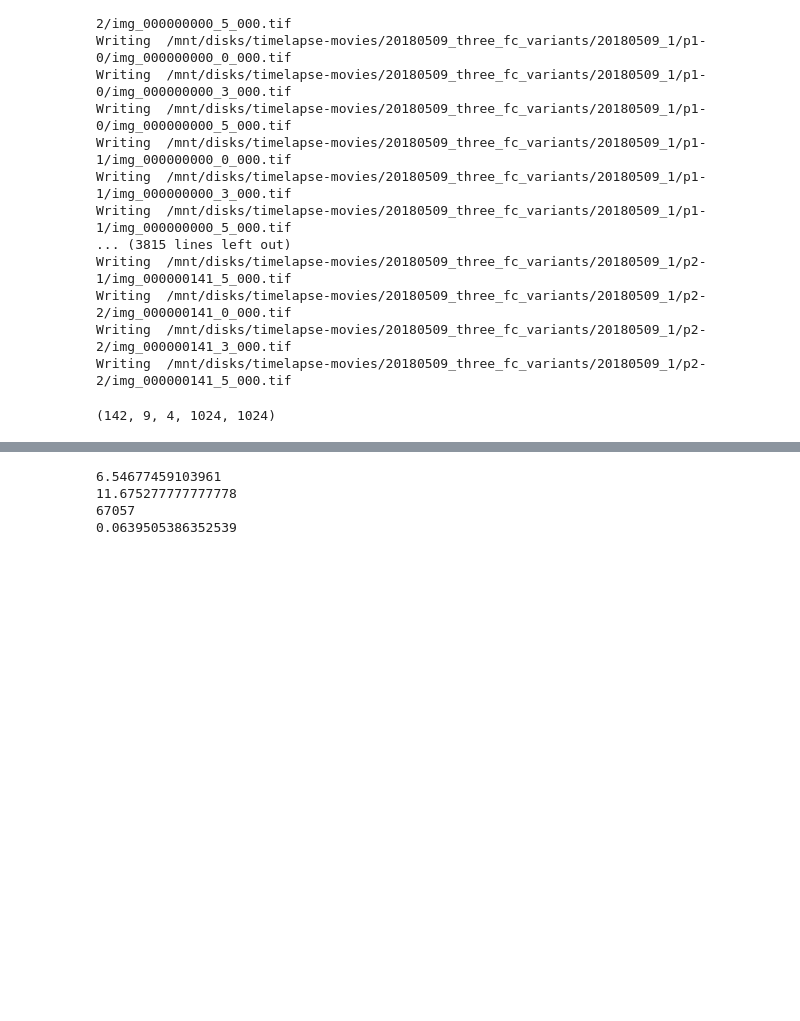
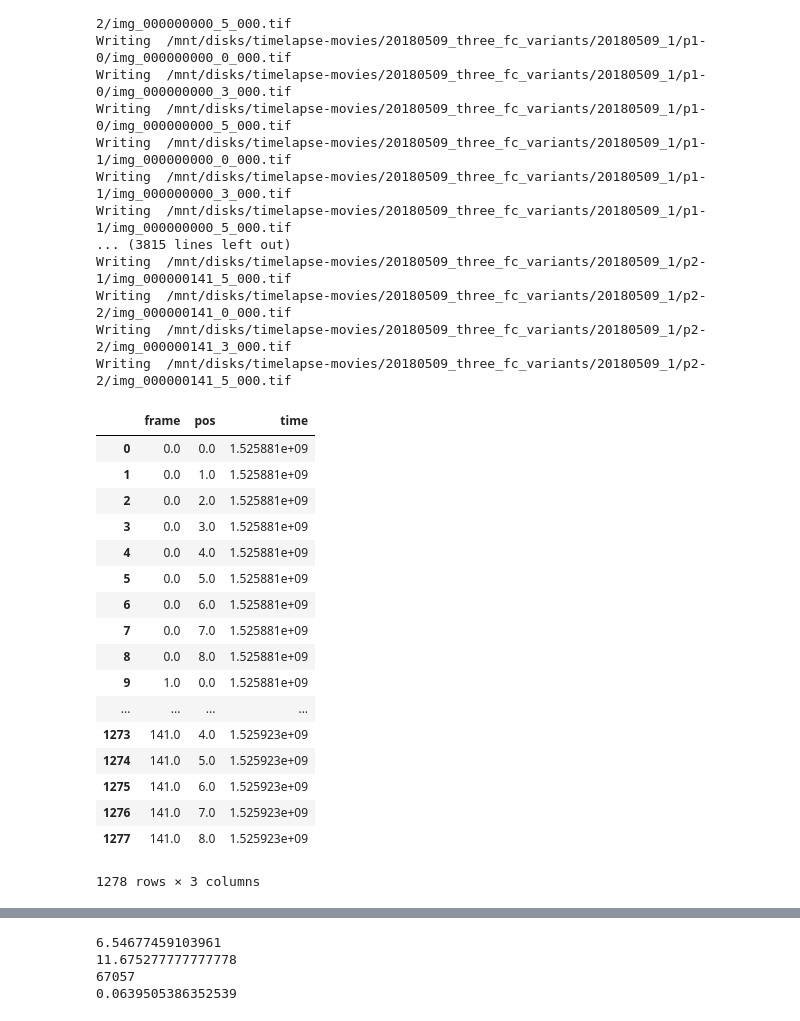
Before and after one commit to boospooky/omnitray-modeling, a Jupyter notebook: omnitray-modeling/microscope_movie_180509/image_analysis_180509.ipynb, the cells around one changed output, grey strips where cells are left out. Cells and saved outputs as stored; diff of their text form; code cells hidden in the pictures; blank space fills up the shorter version.

```diff
--- a/omnitray-modeling/image_analysis_180509.ipynb
+++ b/omnitray-modeling/microscope_movie_180509/image_analysis_180509.ipynb
@@ -905,10 +1226,27 @@ HTML(anim.to_html5_video())
 # %%
 # anim = write_movie(im_all, skip=1, pos=4)
 # HTML(anim.to_html5_video())
-# %%
-im_all.shape
-# %% [output]
-(142, 9, 4, 1024, 1024)
+# %%
+t_df
+# %% [output]
+|  | frame | pos | time |
+| 0 | 0.0 | 0.0 | 1.525881e+09 |
+| 1 | 0.0 | 1.0 | 1.525881e+09 |
+| 2 | 0.0 | 2.0 | 1.525881e+09 |
+| 3 | 0.0 | 3.0 | 1.525881e+09 |
+| 4 | 0.0 | 4.0 | 1.525881e+09 |
+| 5 | 0.0 | 5.0 | 1.525881e+09 |
+| 6 | 0.0 | 6.0 | 1.525881e+09 |
+| 7 | 0.0 | 7.0 | 1.525881e+09 |
+| 8 | 0.0 | 8.0 | 1.525881e+09 |
+| 9 | 1.0 | 0.0 | 1.525881e+09 |
+| ... | ... | ... | ... |
+| 1273 | 141.0 | 4.0 | 1.525923e+09 |
+| 1274 | 141.0 | 5.0 | 1.525923e+09 |
+| 1275 | 141.0 | 6.0 | 1.525923e+09 |
+| 1276 | 141.0 | 7.0 | 1.525923e+09 |
+| 1277 | 141.0 | 8.0 | 1.525923e+09 |
+1278 rows × 3 columns
 # %%
 im_all[80,5,2,:,:].min()
 # %%
```
Also changed, not shown: parts of 15 cells of this notebook, 2 other files.
